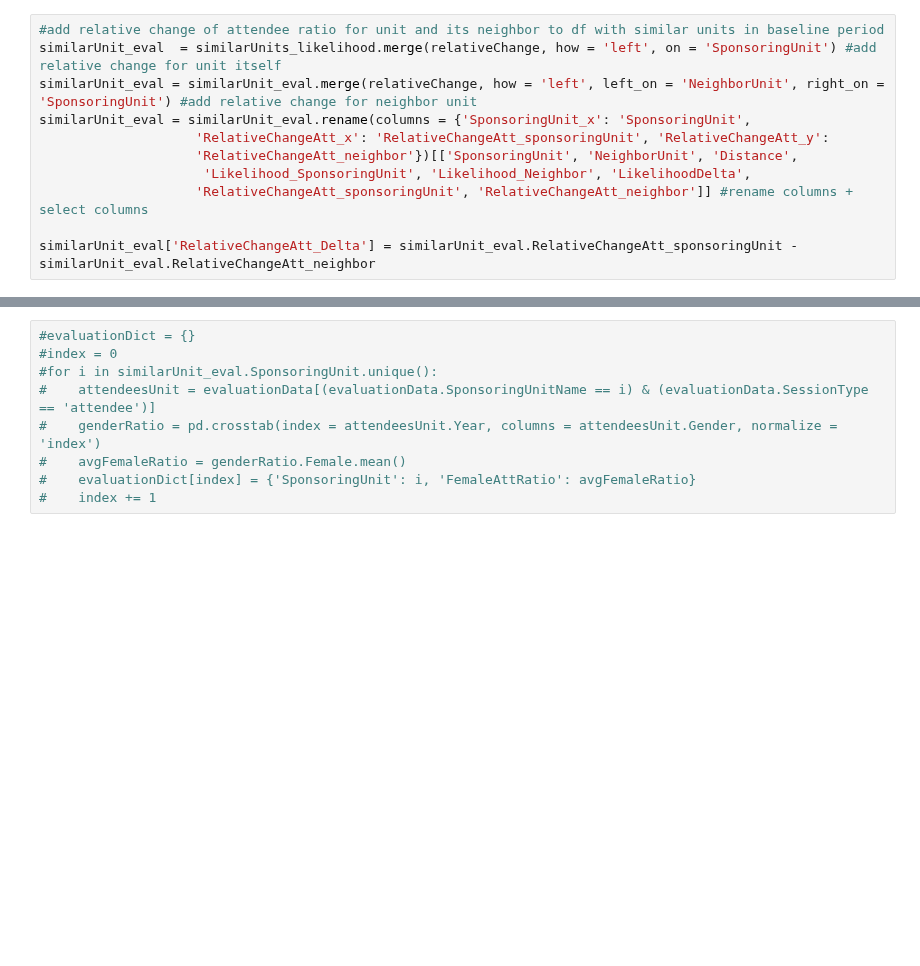
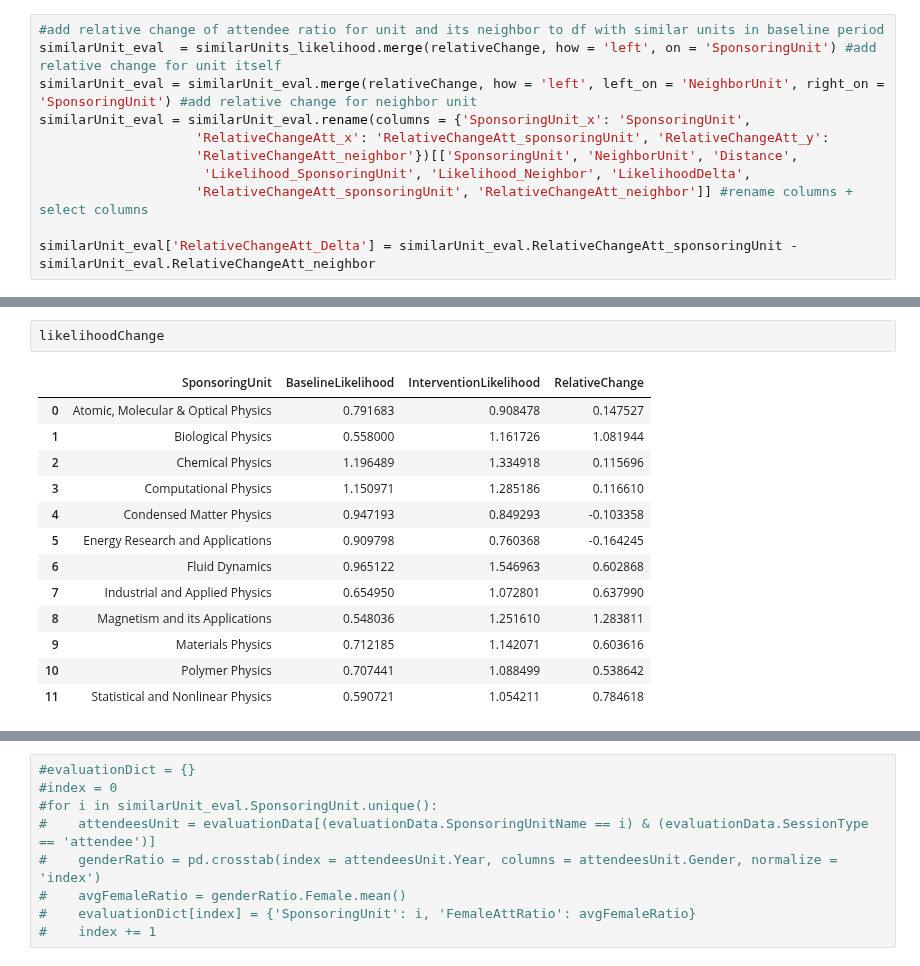
Before and after one commit to EllenWM/Evolution-of-Gender-Diversity-in-Physics-Conferences, a Jupyter notebook: interventionImpact_version3_ChangePeriods.ipynb, the cells around one changed output, grey strips where cells are left out. Cells and saved outputs as stored; diff of their text form; blank space fills up the shorter version.

```diff
--- a/interventionImpact_version3_ChangePeriods.ipynb
+++ b/interventionImpact_version3_ChangePeriods.ipynb
@@ -365,0 +314,16 @@ len(sortedEvalUnits[sortedEvalUnits.RelativeChangeAtt_Delta >= 0])/len(sortedEva
+# %%
+likelihoodChange
+# %% [output]
+|  | SponsoringUnit | BaselineLikelihood | InterventionLikelihood | RelativeChange |
+| 0 | Atomic, Molecular & Optical Physics | 0.791683 | 0.908478 | 0.147527 |
+| 1 | Biological Physics | 0.558000 | 1.161726 | 1.081944 |
+| 2 | Chemical Physics | 1.196489 | 1.334918 | 0.115696 |
+| 3 | Computational Physics | 1.150971 | 1.285186 | 0.116610 |
+| 4 | Condensed Matter Physics | 0.947193 | 0.849293 | -0.103358 |
+| 5 | Energy Research and Applications | 0.909798 | 0.760368 | -0.164245 |
+| 6 | Fluid Dynamics | 0.965122 | 1.546963 | 0.602868 |
+| 7 | Industrial and Applied Physics | 0.654950 | 1.072801 | 0.637990 |
+| 8 | Magnetism and its Applications | 0.548036 | 1.251610 | 1.283811 |
+| 9 | Materials Physics | 0.712185 | 1.142071 | 0.603616 |
+| 10 | Polymer Physics | 0.707441 | 1.088499 | 0.538642 |
+| 11 | Statistical and Nonlinear Physics | 0.590721 | 1.054211 | 0.784618 |
```
Also changed, not shown: parts of 58 cells of this notebook, 1 other file.
